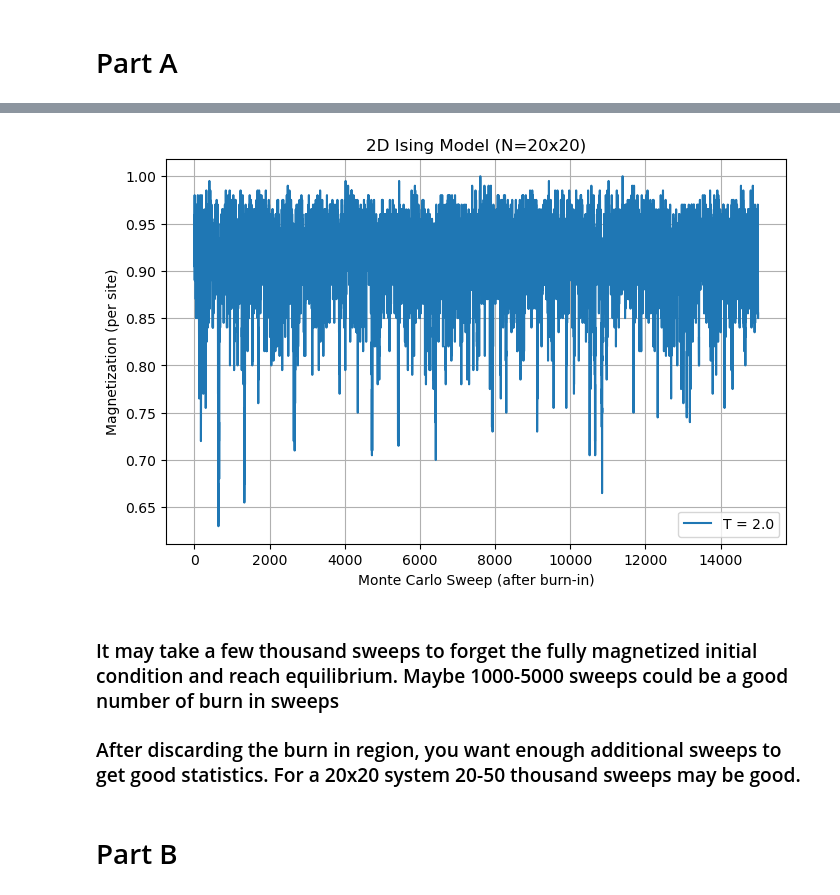
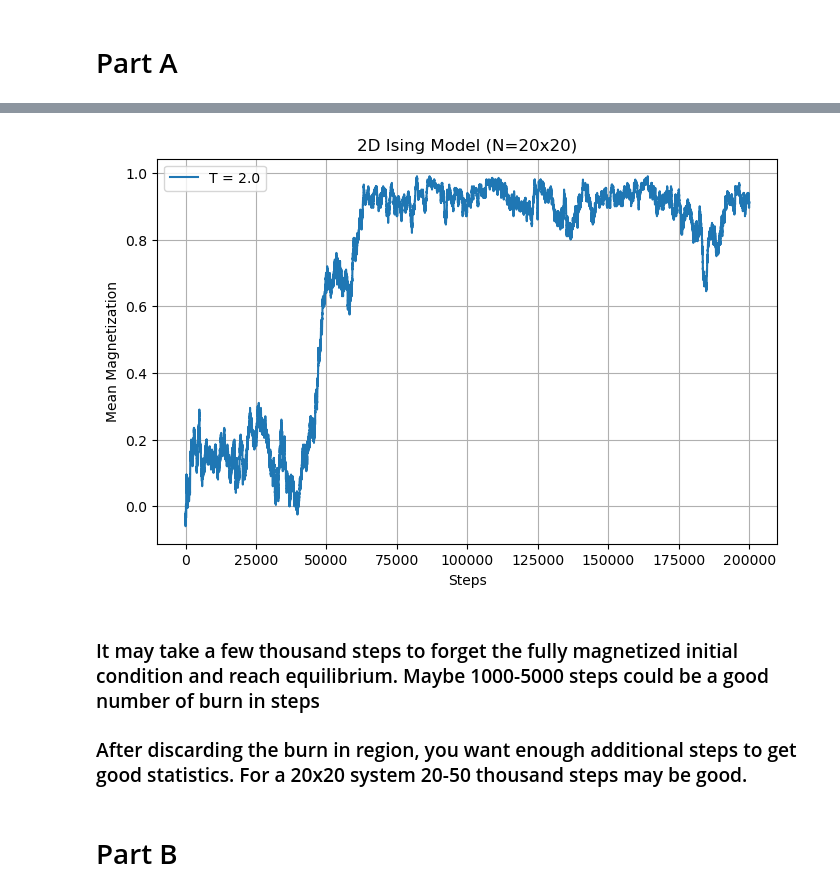
Before and after one commit to trevin-lee/ucsd_phys_142, a Jupyter notebook: Assignments/assignment_03/assignment_03.ipynb, the cells around one changed output, grey strips where cells are left out. Drawn from its saved outputs; the diff is of its cells as text; code cells hidden in the pictures.

```diff
--- a/Assignments/assignment_03/assignment_03.ipynb
+++ b/Assignments/assignment_03/assignment_03.ipynb
@@ -302,18 +317,25 @@ mags_T = run_ising_simulation(N=N, T=T, sweeps=sweeps, init='random', burn_in=bu
+# %%
+T = 2.0
+steps = 200000
+N = 20
+burn_in = 15000
+
+mean_magnitization = run_ising_simulation(N=N, T=T, steps=steps, init='random', burn_in=burn_in)
 # %%
 plt.figure(figsize=(8,5))
-plt.plot(mags_T, label=f"T = {T}")
-plt.xlabel("Monte Carlo Sweep (after burn-in)")
-plt.ylabel("Magnetization (per site)")
+plt.plot(mean_magnitization, label=f"T = {T}")
+plt.xlabel("Steps")
+plt.ylabel("Mean Magnetization")
 plt.title("2D Ising Model (N=20x20)")
 plt.grid(True)
 plt.legend()
 plt.show()
 # %% [output]
-[figure, old version]
+[figure, new version]
 # %% [markdown]
-### It may take a few thousand sweeps to forget the fully magnetized initial condition and reach equilibrium. Maybe 1000-5000 sweeps could be a good number of burn in sweeps
+### It may take a few thousand steps to forget the fully magnetized initial condition and reach equilibrium. Maybe 1000-5000 steps could be a good number of burn in steps
 
-### After discarding the burn in region, you want enough additional sweeps to get good statistics. For a 20x20 system 20-50 thousand sweeps may be good.
+### After discarding the burn in region, you want enough additional steps to get good statistics. For a 20x20 system 20-50 thousand steps may be good.
 # %% [markdown]
 # Part B
 # %%
```
Also changed, not shown: parts of 7 cells of this notebook.
